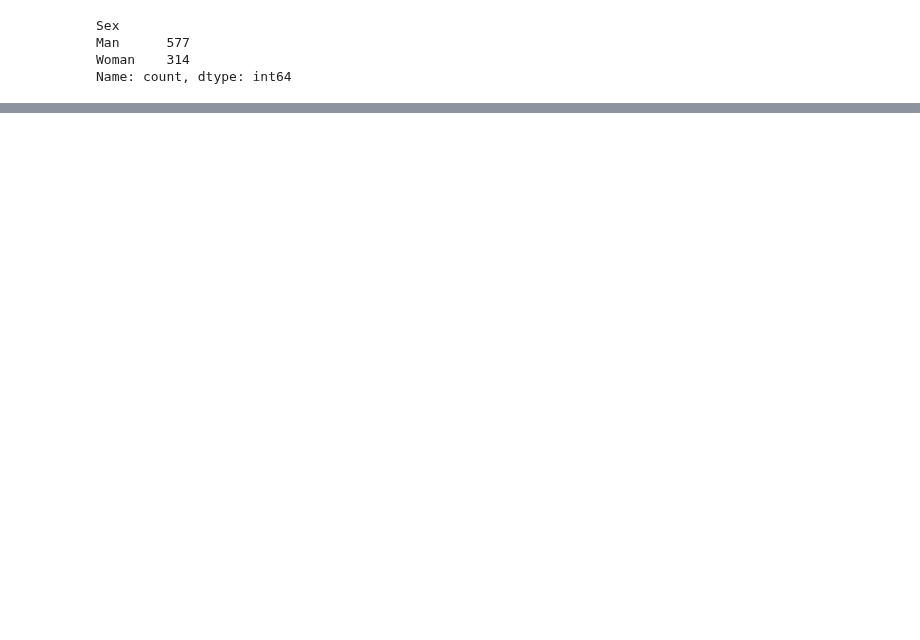
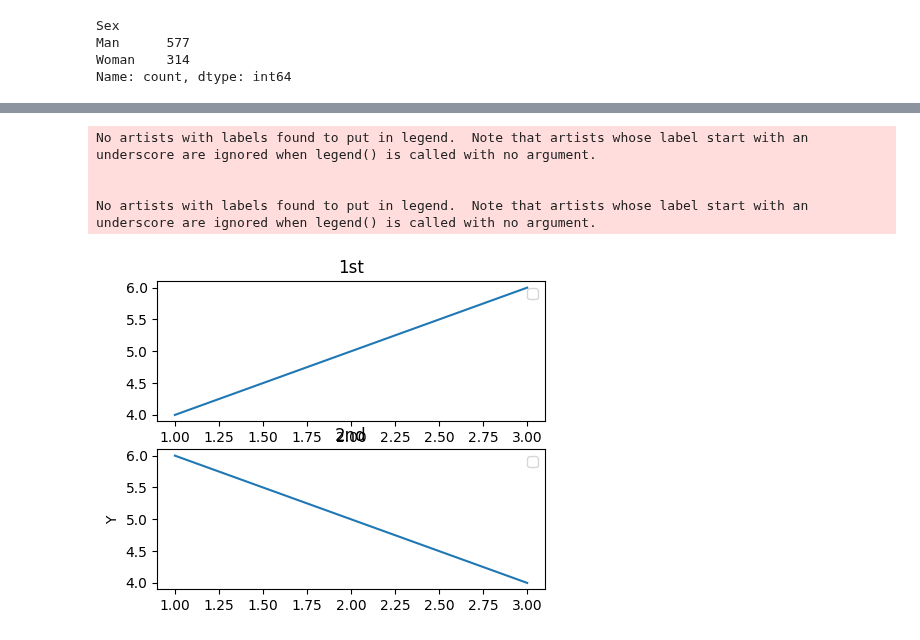
Before and after one commit to miji-lee-kr/titanic_practice, a Jupyter notebook: titanic.ipynb, the cells around one changed output, grey strips where cells are left out. Cells and saved outputs as stored; diff of their text form; code cells hidden in the pictures; blank space fills up the shorter version.

```diff
--- a/titanic.ipynb
+++ b/titanic.ipynb
@@ -928,0 +954,22 @@ ModuleNotFoundError: No module named 'matplotlib'
+# %%
+# ax 이렇게도 쓸 수 있음.
+
+fig, (ax1, ax2) = plt.subplots (nrows = 2,ncols = 1, figsize = (5,4))
+
+ax1.plot([1,2,3], [4,5,6])
+ax1.set_title("1st")
+ax1.set_xlabel('X')
+ax1.legend()
+
+ax2.plot([1,2,3],[6,5,4])
+ax2.set_title("2nd")
+ax2.set_ylabel('Y')
+ax2.legend()
+
+plt.show();
+# %% [output]
+No artists with labels found to put in legend.  Note that artists whose label start with an underscore are ignored when legend() is called with no argument.
+
+
+No artists with labels found to put in legend.  Note that artists whose label start with an underscore are ignored when legend() is called with no argument.
+[figure, added]
```
Also changed, not shown: parts of 9 cells of this notebook.
